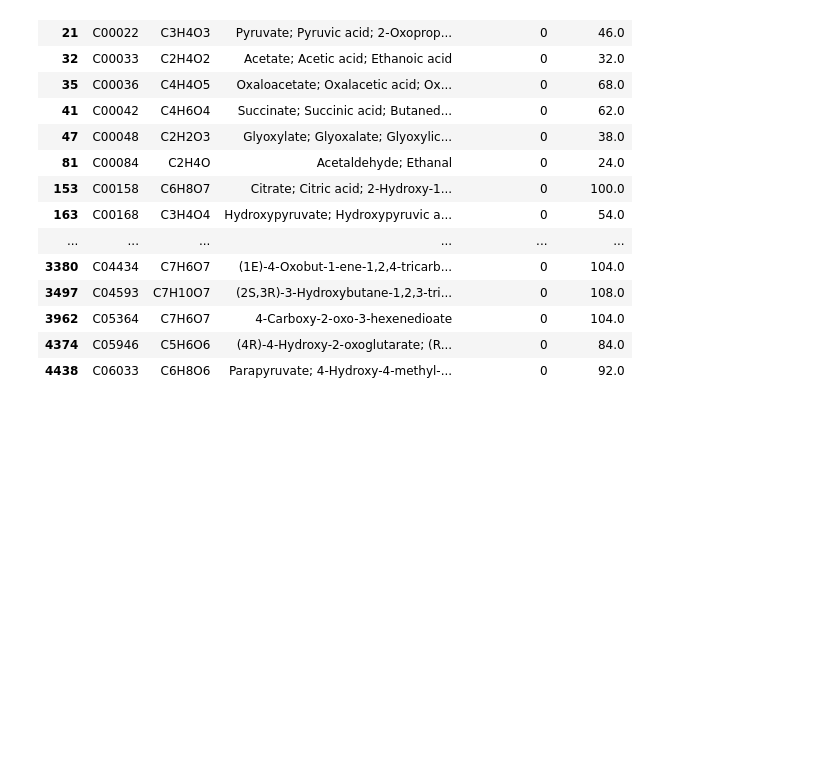
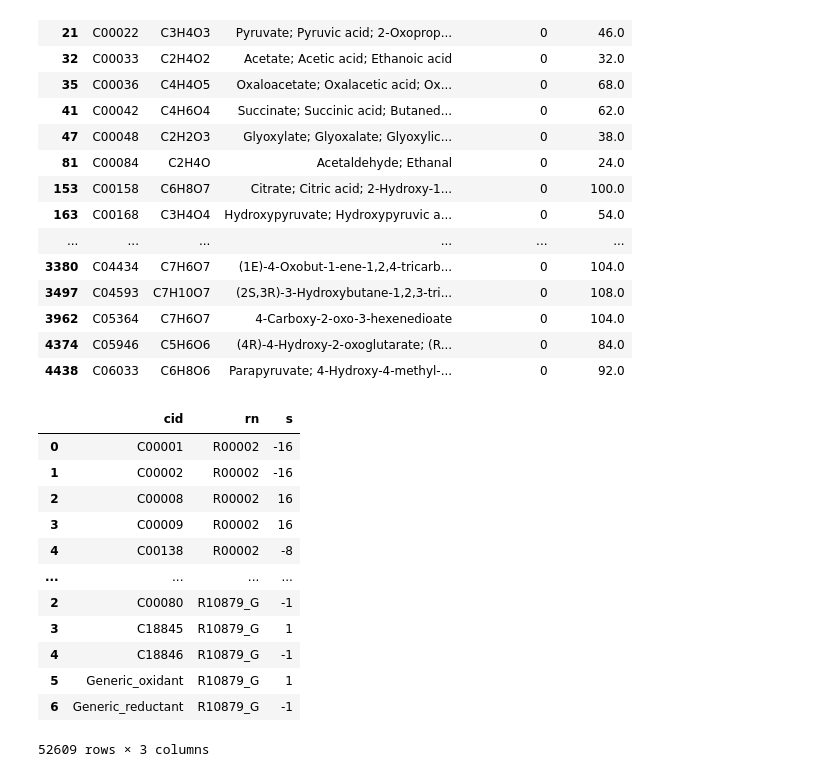
Before and after one commit to jgoldford/networkExpansionPy, a Jupyter notebook: examples/networkExpansion.Metals.01Feb2021.ipynb, the cells around one changed output. Cells and saved outputs as stored; diff of their text form; code cells hidden in the pictures; blank space fills up the shorter version.

Commit message:
added function to add generic coenzyme coupling

```diff
--- a/examples/networkExpansion.Metals.01Feb2021.ipynb
+++ b/examples/networkExpansion.Metals.01Feb2021.ipynb
@@ -10,3 +10,9 @@ import random
 import seaborn as sns
 from matplotlib_venn import venn2
 import matplotlib.pyplot as plt
+# %%
+metabolism = ne.GlobalMetabolicNetwork()
+metabolism.set_ph(7.0)
+metabolism.pruneUnbalancedReactions()
+metabolism.pruneInconsistentReactions()
+metabolism.addGenericCoenzymes()
@@ -86,9 +115,37 @@ coenzyme_pairs.columns = ['id','oxidant','reductant']
 
 # create reactions copies with coenzyme pairs
 new_rxns = []
+new_thermo = [];
 for idx,rxn in network.groupby('rn'):
     z = any([isRxnCoenzymeCoupled(rxn,row.oxidant,row.reductant) for x,row in coenzyme_pairs.iterrows()])
     if z:
         new_rxn = rxn.replace(replace_metabolites).groupby(['cid','rn']).sum().reset_index()
         new_rxn['rn'] = new_rxn['rn'] = idx + '_G'
         new_rxns.append(new_rxn)
+        t = metabolism.thermo[metabolism.thermo['!MiriamID::urn:miriam:kegg.reaction'] == idx].replace({idx:  idx + '_G'})
+        new_thermo.append(t)
+
+new_rxns = pd.concat(new_rxns,axis=0)
+new_thermo = pd.concat(new_thermo,axis=0)
+
+self.network = pd.concat([self.network,new_rxns],axis=0)
+self.thermo = pd.concat([self.thermo,new_thermo],axis=0)
+# %%
+new_rxns = pd.concat(new_rxns,axis=0)
+new_thermo = pd.concat(new_thermo,axis=0)
+# %%
+pd.concat([network,new_rxns],axis=0)
+# %% [output]
+|  | cid | rn | s |
+| 0 | C00001 | R00002 | -16 |
+| 1 | C00002 | R00002 | -16 |
+| 2 | C00008 | R00002 | 16 |
+| 3 | C00009 | R00002 | 16 |
+| 4 | C00138 | R00002 | -8 |
+| ... | ... | ... | ... |
+| 2 | C00080 | R10879_G | -1 |
+| 3 | C18845 | R10879_G | 1 |
+| 4 | C18846 | R10879_G | -1 |
+| 5 | Generic_oxidant | R10879_G | 1 |
+| 6 | Generic_reductant | R10879_G | -1 |
+52609 rows × 3 columns
```
Also changed, not shown: parts of 10 cells of this notebook, 3 other files.
